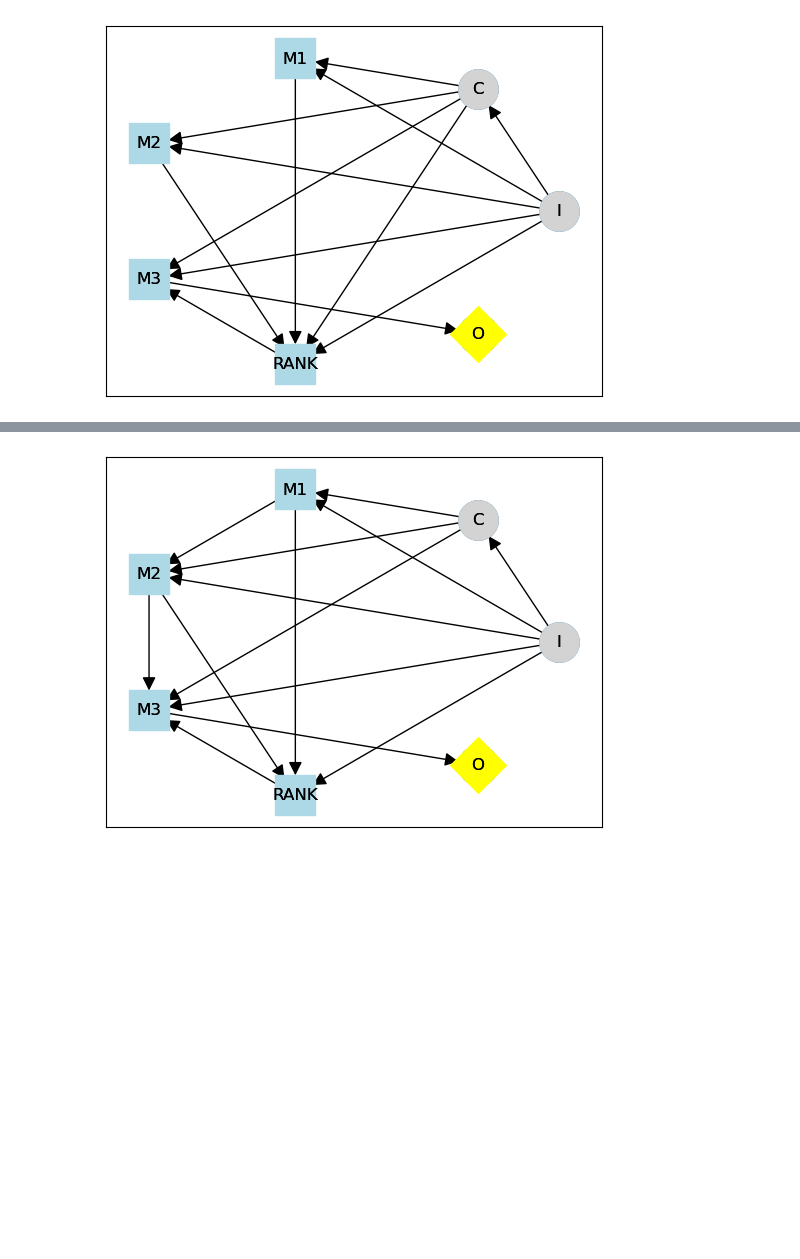
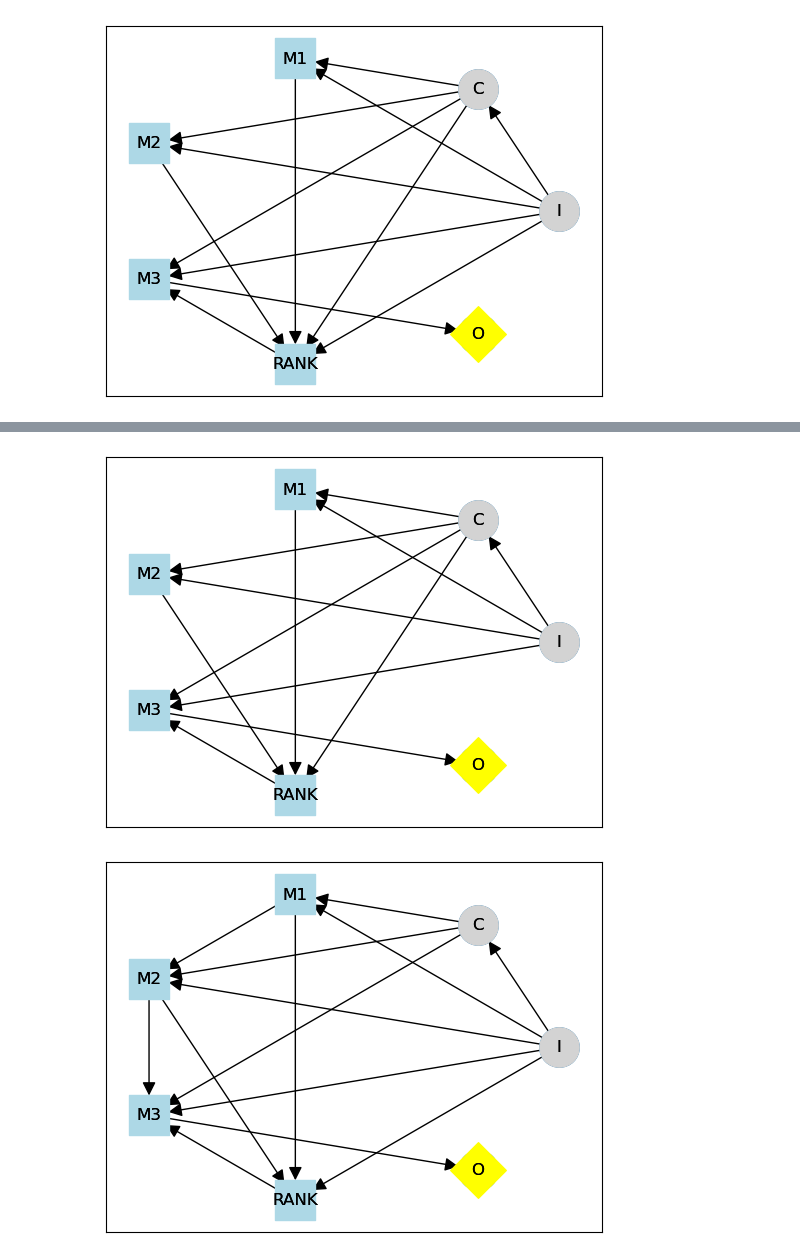
Before and after one commit to poppingtonic/transformer-visualization, a Jupyter notebook: CIDs4LLMs.ipynb, the cells around one changed output, grey strips where cells are left out. Saved outputs shown, nothing was run; the diff lists cells and outputs as text; code cells hidden in the pictures; blank space fills up the shorter version.

```diff
--- a/CIDs4LLMs.ipynb
+++ b/CIDs4LLMs.ipynb
@@ -231,3 +280,7 @@ Similar to Fuzzing example from Esben
+# %%
+variant_10_rank_non_adv.draw()
+# %% [output]
+[figure, added]
 # %%
 variant_10_rank_sequential  = pycid.CID(
     [
```
Also changed, not shown: parts of 20 cells of this notebook.
